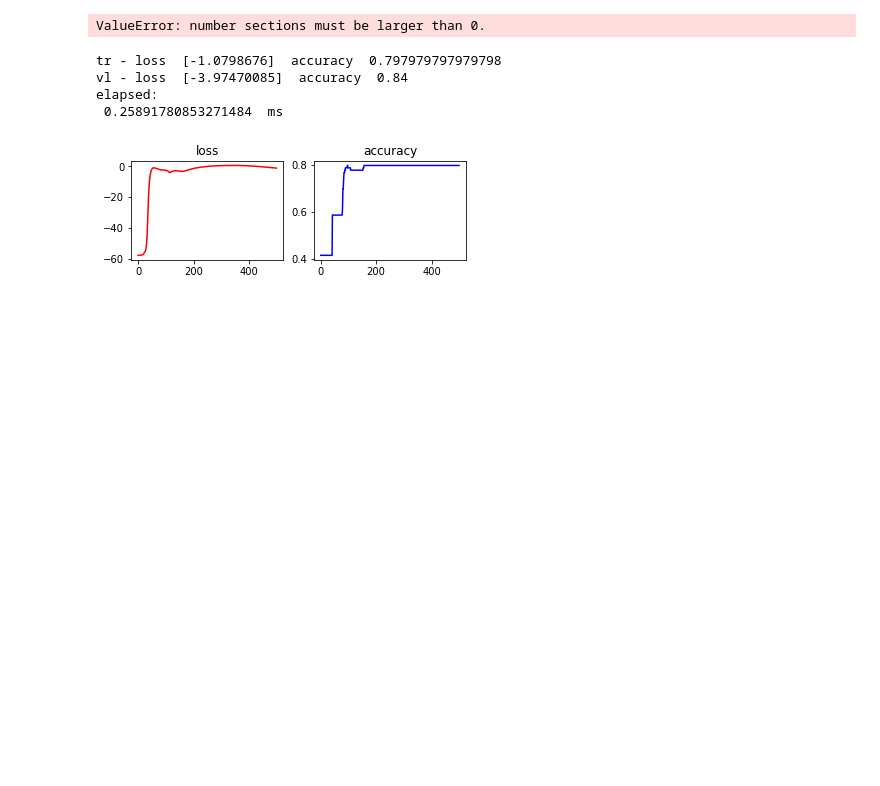
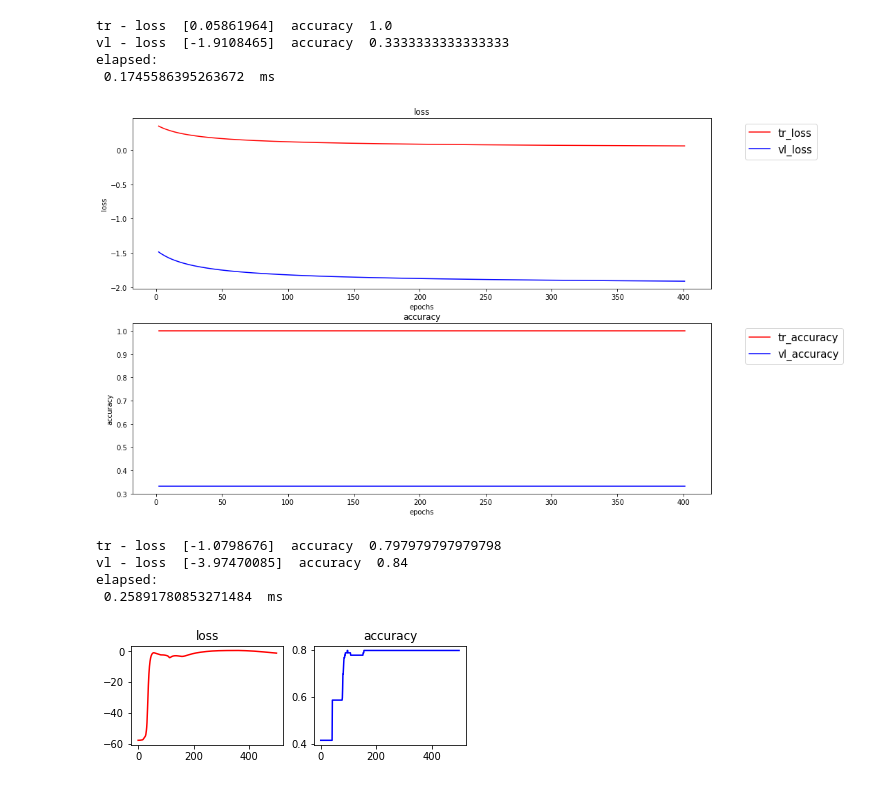
Before and after one commit to deRemo/NNLib, a Jupyter notebook: nn.ipynb, the cells around one changed output. Saved outputs shown, nothing was run; the diff lists cells and outputs as text; code cells hidden in the pictures; blank space fills up the shorter version.

```diff
--- a/nn.ipynb
+++ b/nn.ipynb
@@ -432,17 +270,21 @@ array([[0.50403617],
 # %%
 #??
 dataset = np.array([[0,1,0],[0,0,1],[1,0,0],[1,1,0],[1,1,1]])
 targets = np.array([[1,0,0,1,1]])
 
 #the neural network
 nn = NeuralNetwork()
 nn.add_layer('dense', 1, 'sigmoid', dataset.shape[1]) #input layer
 nn.add_layer('dense', 2, 'sigmoid')
 nn.add_layer('dense', 1, 'sigmoid')
 
-nn.fit(dataset, targets, 0.25, 400)
+nn.fit(dataset, targets, 0.25, epochs=400)
 # %% [output]
-ValueError: number sections must be larger than 0.
+tr - loss  [0.05861964]  accuracy  1.0
+vl - loss  [-1.9108465]  accuracy  0.3333333333333333
+elapsed:
+ 0.1745586395263672  ms
+[figure, added]
 # %%
 #MONK1 PROBLEM
 
```
Also changed, not shown: parts of 5 cells of this notebook.
